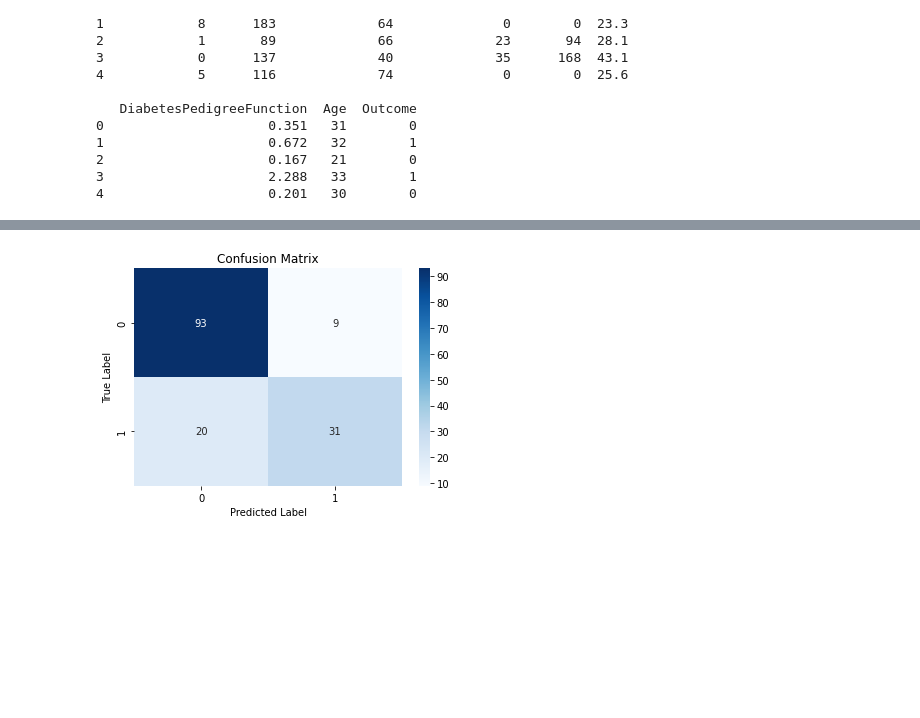
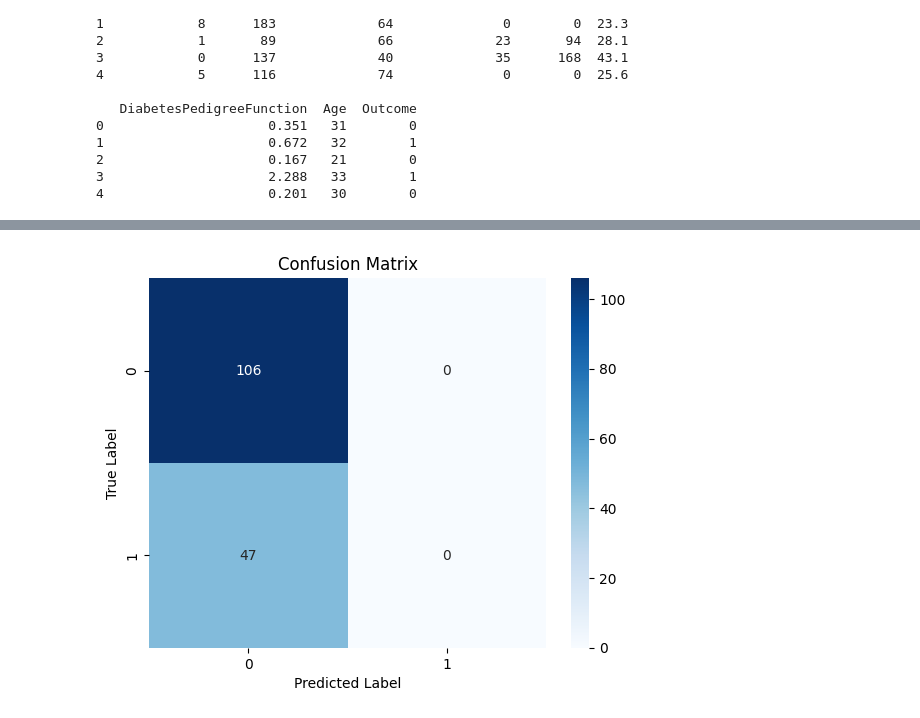
Before and after one commit to vchibilisco/ejemplos-IA, a Jupyter notebook: red_neuronal/diabetes.ipynb, the cells around one changed output, grey strips where cells are left out. Drawn from its saved outputs; the diff is of its cells as text; code cells hidden in the pictures; blank space fills up the shorter version.

```diff
--- a/red_neuronal/diabetes.ipynb
+++ b/red_neuronal/diabetes.ipynb
@@ -275,5 +273,7 @@ accuracy: 81.05%
 # %%
-y_pred = model.predict_classes(X_test)
+y_pred_proba = model.predict(X_test)
+
+y_pred = np.argmax(y_pred_proba, axis=1)
 
 conf_mat = confusion_matrix(Y_test, y_pred)
 
@@ -287 +288 @@ plt.show()
-[figure, old version]
+[figure, new version]
```
Also changed, not shown: parts of 7 cells of this notebook, 16 other files.
